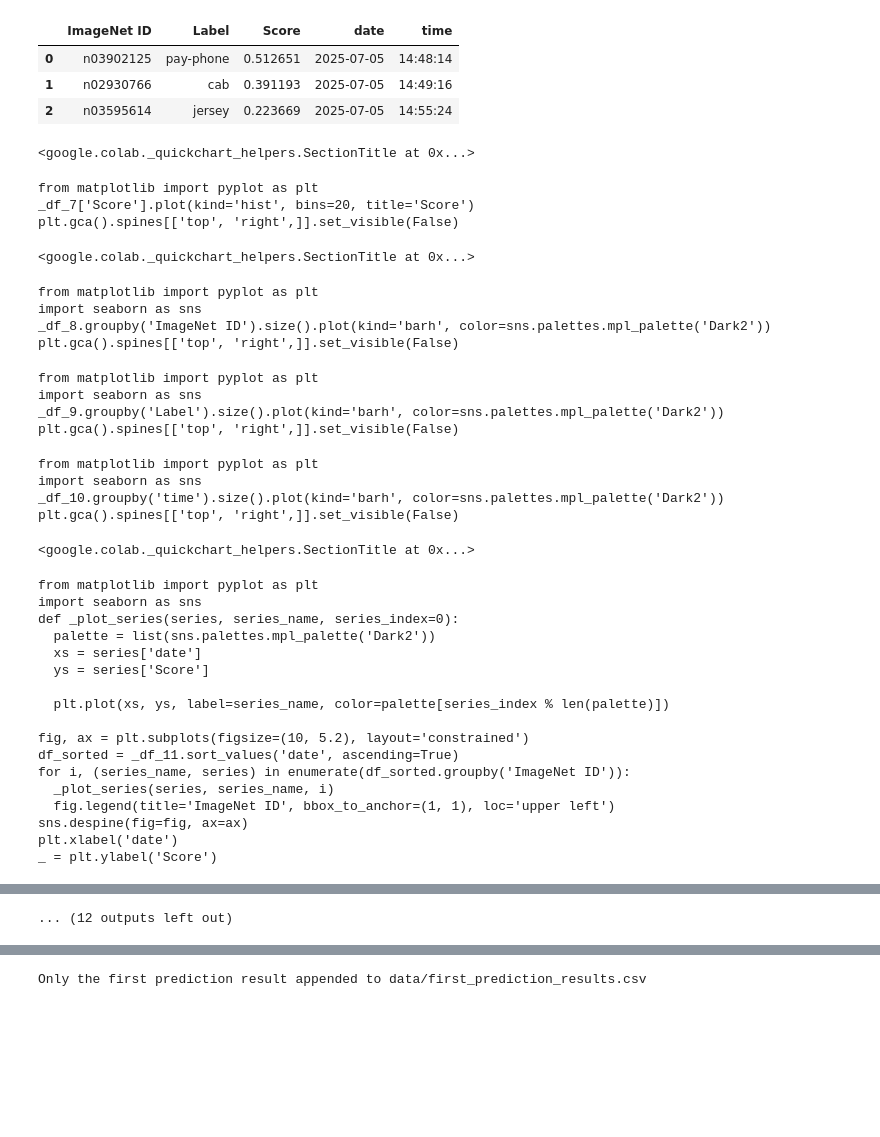
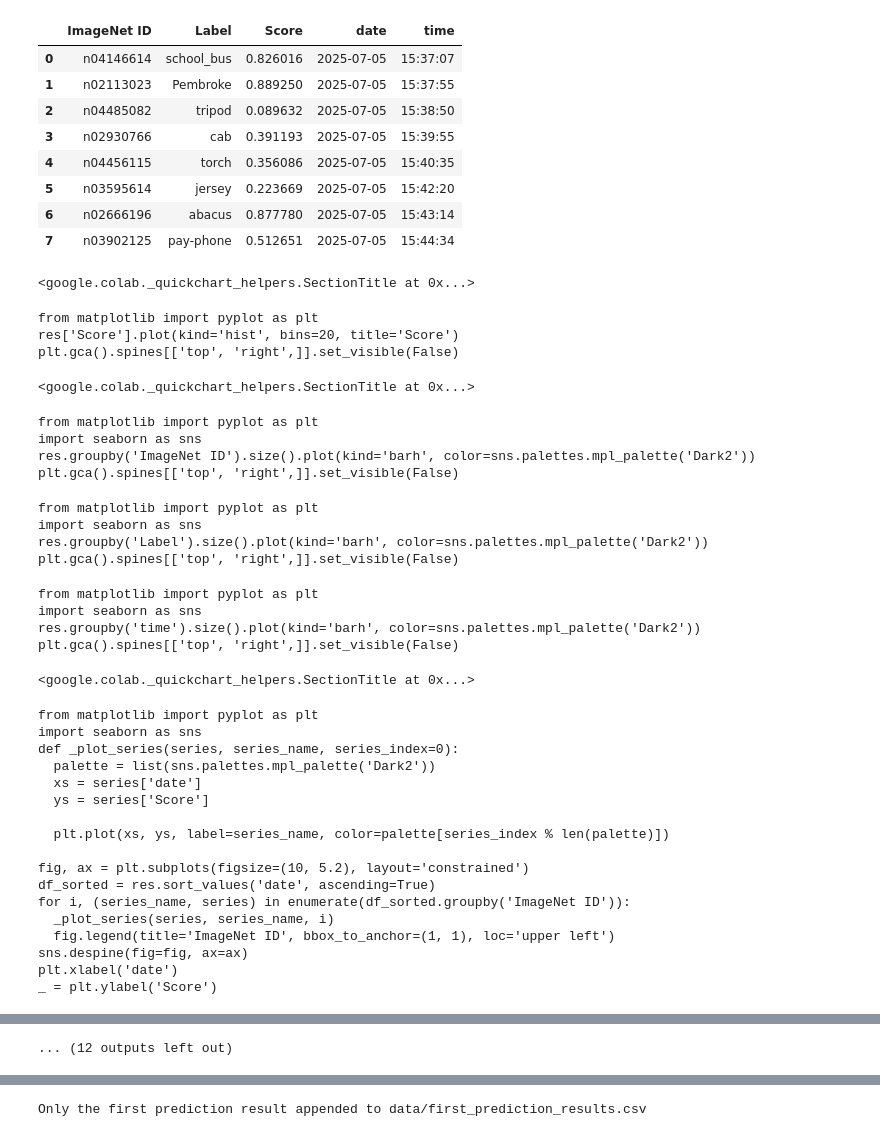
Before and after one commit to Dexter0013/Operations-on-Databases, a Jupyter notebook: csv_to_panda.ipynb, the cells around one changed output, grey strips where cells are left out. Drawn from its saved outputs; the diff is of its cells as text; code cells hidden in the pictures; blank space fills up the shorter version.

```diff
--- a/csv_to_panda.ipynb
+++ b/csv_to_panda.ipynb
@@ -70,28 +70,33 @@ Prediction results appended to data/prediction_results.csv
 # %%
 import pandas as pd
-res=pd.read_csv('data/prediction_results.csv')
-res.head()
+res=pd.read_csv('/content/drive/MyDrive/data/prediction_results.csv')
+res
 # %% [output]
 |  | ImageNet ID | Label | Score | date | time |
-| 0 | n03902125 | pay-phone | 0.512651 | 2025-07-05 | 14:48:14 |
-| 1 | n02930766 | cab | 0.391193 | 2025-07-05 | 14:49:16 |
-| 2 | n03595614 | jersey | 0.223669 | 2025-07-05 | 14:55:24 |
+| 0 | n04146614 | school_bus | 0.826016 | 2025-07-05 | 15:37:07 |
+| 1 | n02113023 | Pembroke | 0.889250 | 2025-07-05 | 15:37:55 |
+| 2 | n04485082 | tripod | 0.089632 | 2025-07-05 | 15:38:50 |
+| 3 | n02930766 | cab | 0.391193 | 2025-07-05 | 15:39:55 |
+| 4 | n04456115 | torch | 0.356086 | 2025-07-05 | 15:40:35 |
+| 5 | n03595614 | jersey | 0.223669 | 2025-07-05 | 15:42:20 |
+| 6 | n02666196 | abacus | 0.877780 | 2025-07-05 | 15:43:14 |
+| 7 | n03902125 | pay-phone | 0.512651 | 2025-07-05 | 15:44:34 |
 <google.colab._quickchart_helpers.SectionTitle at 0x...>
 from matplotlib import pyplot as plt
-_df_7['Score'].plot(kind='hist', bins=20, title='Score')
+res['Score'].plot(kind='hist', bins=20, title='Score')
 plt.gca().spines[['top', 'right',]].set_visible(False)
 <google.colab._quickchart_helpers.SectionTitle at 0x...>
 from matplotlib import pyplot as plt
 import seaborn as sns
-_df_8.groupby('ImageNet ID').size().plot(kind='barh', color=sns.palettes.mpl_palette('Dark2'))
+res.groupby('ImageNet ID').size().plot(kind='barh', color=sns.palettes.mpl_palette('Dark2'))
 plt.gca().spines[['top', 'right',]].set_visible(False)
 from matplotlib import pyplot as plt
 import seaborn as sns
-_df_9.groupby('Label').size().plot(kind='barh', color=sns.palettes.mpl_palette('Dark2'))
+res.groupby('Label').size().plot(kind='barh', color=sns.palettes.mpl_palette('Dark2'))
 plt.gca().spines[['top', 'right',]].set_visible(False)
 from matplotlib import pyplot as plt
 import seaborn as sns
-_df_10.groupby('time').size().plot(kind='barh', color=sns.palettes.mpl_palette('Dark2'))
+res.groupby('time').size().plot(kind='barh', color=sns.palettes.mpl_palette('Dark2'))
 plt.gca().spines[['top', 'right',]].set_visible(False)
 <google.colab._quickchart_helpers.SectionTitle at 0x...>
 from matplotlib import pyplot as plt
@@ -104,7 +109,7 @@ def _plot_series(series, series_name, series_index=0):
   plt.plot(xs, ys, label=series_name, color=palette[series_index % len(palette)])
 
 fig, ax = plt.subplots(figsize=(10, 5.2), layout='constrained')
-df_sorted = _df_11.sort_values('date', ascending=True)
+df_sorted = res.sort_values('date', ascending=True)
 for i, (series_name, series) in enumerate(df_sorted.groupby('ImageNet ID')):
   _plot_series(series, series_name, i)
   fig.legend(title='ImageNet ID', bbox_to_anchor=(1, 1), loc='upper left')
```
Also changed, not shown: parts of 4 cells of this notebook.
